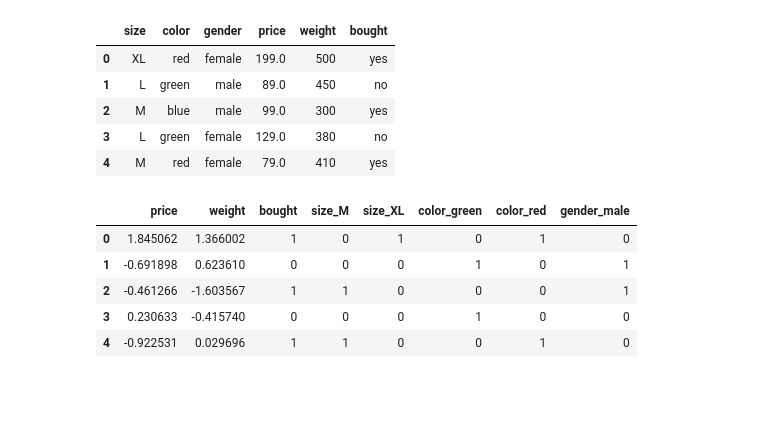
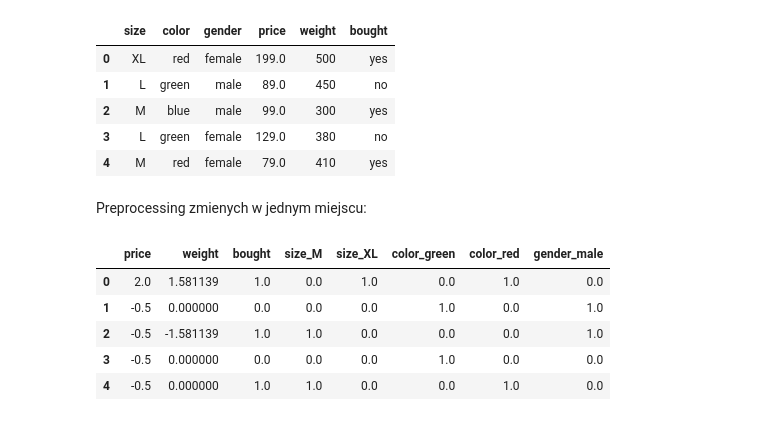
Before and after one commit to Gabii3355/exercises, a Jupyter notebook: supervised/01_basics/01_preprocessing.ipynb, the cells around one changed output. Saved outputs shown, nothing was run; the diff lists cells and outputs as text; code cells hidden in the pictures; blank space fills up the shorter version.

```diff
--- a/supervised/01_basics/01_preprocessing.ipynb
+++ b/supervised/01_basics/01_preprocessing.ipynb
@@ -346,20 +356,22 @@ df
 | 2 | M | blue | male | 99.0 | 300 | yes |
 | 3 | L | green | female | 129.0 | 380 | no |
 | 4 | M | red | female | 79.0 | 410 | yes |
+# %% [markdown]
+Preprocessing zmienych w jednym miejscu:
 # %%
-le = LabelEncoder()
+le = LabelEncoder() #koduje zmienną docelową "bought", zamienianą na wartości binarne 0,1
 
 df['bought'] = le.fit_transform(df['bought'])
 
-scaler = StandardScaler()
+scaler = StandardScaler() #standaryzuje zmienne numeryczne (price i weight)
 df[['price', 'weight']] = scaler.fit_transform(df[['price', 'weight']])
 
-df = pd.get_dummies(data=df, drop_first=True)
+df = pd.get_dummies(data=df, drop_first=True).astype(float) # zamiana zmiennych kategorycznych (czyli takich, które nie są liczbami) na ich zakodowane (0,1) mapowanie
 df
 # %% [output]
 |  | price | weight | bought | size_M | size_XL | color_green | color_red | gender_male |
-| 0 | 1.845062 | 1.366002 | 1 | 0 | 1 | 0 | 1 | 0 |
-| 1 | -0.691898 | 0.623610 | 0 | 0 | 0 | 1 | 0 | 1 |
-| 2 | -0.461266 | -1.603567 | 1 | 1 | 0 | 0 | 0 | 1 |
-| 3 | 0.230633 | -0.415740 | 0 | 0 | 0 | 1 | 0 | 0 |
-| 4 | -0.922531 | 0.029696 | 1 | 1 | 0 | 0 | 1 | 0 |
+| 0 | 2.0 | 1.581139 | 1.0 | 0.0 | 1.0 | 0.0 | 1.0 | 0.0 |
+| 1 | -0.5 | 0.000000 | 0.0 | 0.0 | 0.0 | 1.0 | 0.0 | 1.0 |
+| 2 | -0.5 | -1.581139 | 1.0 | 1.0 | 0.0 | 0.0 | 0.0 | 1.0 |
+| 3 | -0.5 | 0.000000 | 0.0 | 0.0 | 0.0 | 1.0 | 0.0 | 0.0 |
+| 4 | -0.5 | 0.000000 | 1.0 | 1.0 | 0.0 | 0.0 | 1.0 | 0.0 |
```
Also changed, not shown: parts of 16 cells of this notebook.
